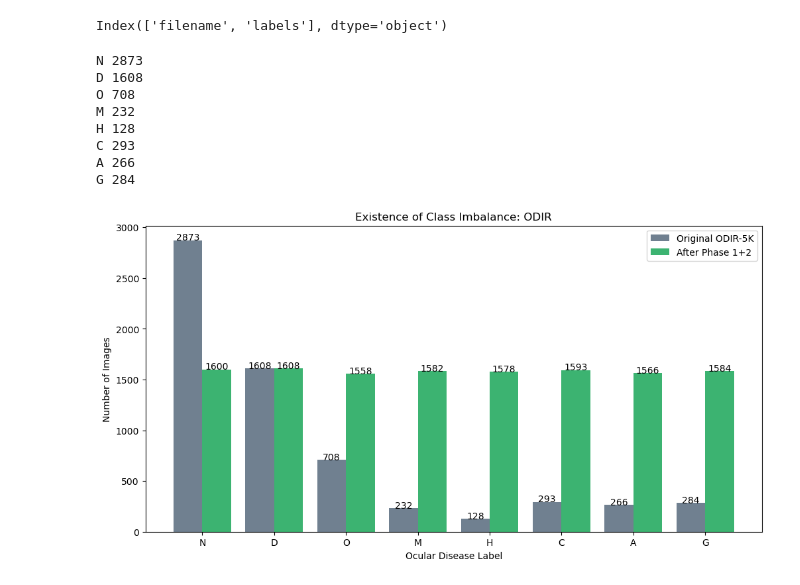
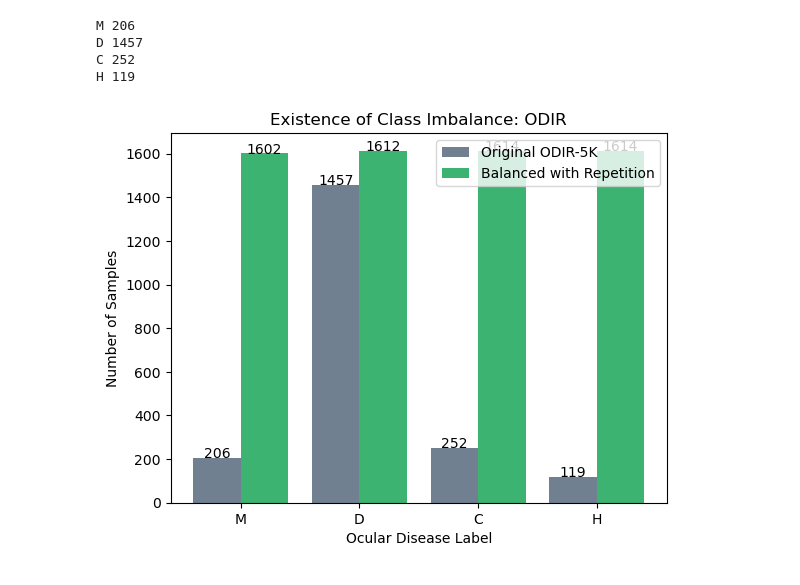
Before and after one commit to rachaeltc/class_imbalance_4440, a Jupyter notebook: code/visualize.ipynb, the cells around one changed output. Saved outputs shown, nothing was run; the diff lists cells and outputs as text; code cells hidden in the pictures.

Commit message:
update webpage, label data, preprocessing

```diff
--- a/code/visualize.ipynb
+++ b/code/visualize.ipynb
@@ -3,49 +3,42 @@ import pandas as pd
 import numpy as np
 import matplotlib.pyplot as plt
 # %%
-odir_df = pd.read_csv("../data/odir_labels.csv")
-bal_odir_df = pd.read_csv("../data/balanced_odir_labels.csv")
+test_df = pd.read_csv("../data/test_labels.csv")
+train_df = pd.read_csv("../data/train_labels.csv")
+train_rep_df = pd.read_csv("../data/train_rep_labels.csv")
-# %%
-odir_df.columns
-# %% [output]
-Index(['filename', 'labels'], dtype='object')
 # %%
-x = list(odir_df.labels.unique())
-y_before = [odir_df['labels'].value_counts()[label] for label in x]
-y_after = [bal_odir_df['labels'].value_counts()[label] for label in x]
+x = list(test_df.labels.unique())
+y_before = [train_df['labels'].value_counts()[label] for label in x]
+y_rep_after = [train_rep_df['labels'].value_counts()[label] for label in x]
 # %%
 for cla in zip(x, y_before):
     print(cla[0], cla[1])
 # %% [output]
-N 2873
-D 1608
-O 708
-M 232
-H 128
-C 293
-A 266
-G 284
+M 206
+D 1457
+C 252
+H 119
 # %%
 X_axis = np.arange(len(x))
 
-plt.figure(figsize=(12,6))
+#plt.figure(figsize=(12,6))
 plt.bar(X_axis-0.2, y_before, 0.4, label="Original ODIR-5K", color = 'slategray')
-plt.bar(X_axis+0.2, y_after, 0.4, label="After Phase 1+2", color='mediumseagreen')
+plt.bar(X_axis+0.2, y_rep_after, 0.4, label="Balanced with Repetition", color='mediumseagreen')
 
 for i in range(len(x)):
     plt.text(i-0.2, y_before[i], y_before[i], ha = 'center')
-    plt.text(i+0.2, y_after[i], y_after[i], ha = 'center')
+    plt.text(i+0.2, y_rep_after[i], y_rep_after[i], ha = 'center')
 
 # giving title to the plot
 plt.title("Existence of Class Imbalance: ODIR")
 
 # giving X and Y labels
 plt.xticks(X_axis, x)
 plt.xlabel("Ocular Disease Label")
-plt.ylabel("Number of Images")
+plt.ylabel("Number of Samples")
 
 # visualizing the plot
 plt.legend()
 plt.show()
 # %% [output]
-[figure, old version]
+[figure, new version]
```
Also changed, not shown: 9 other files.
